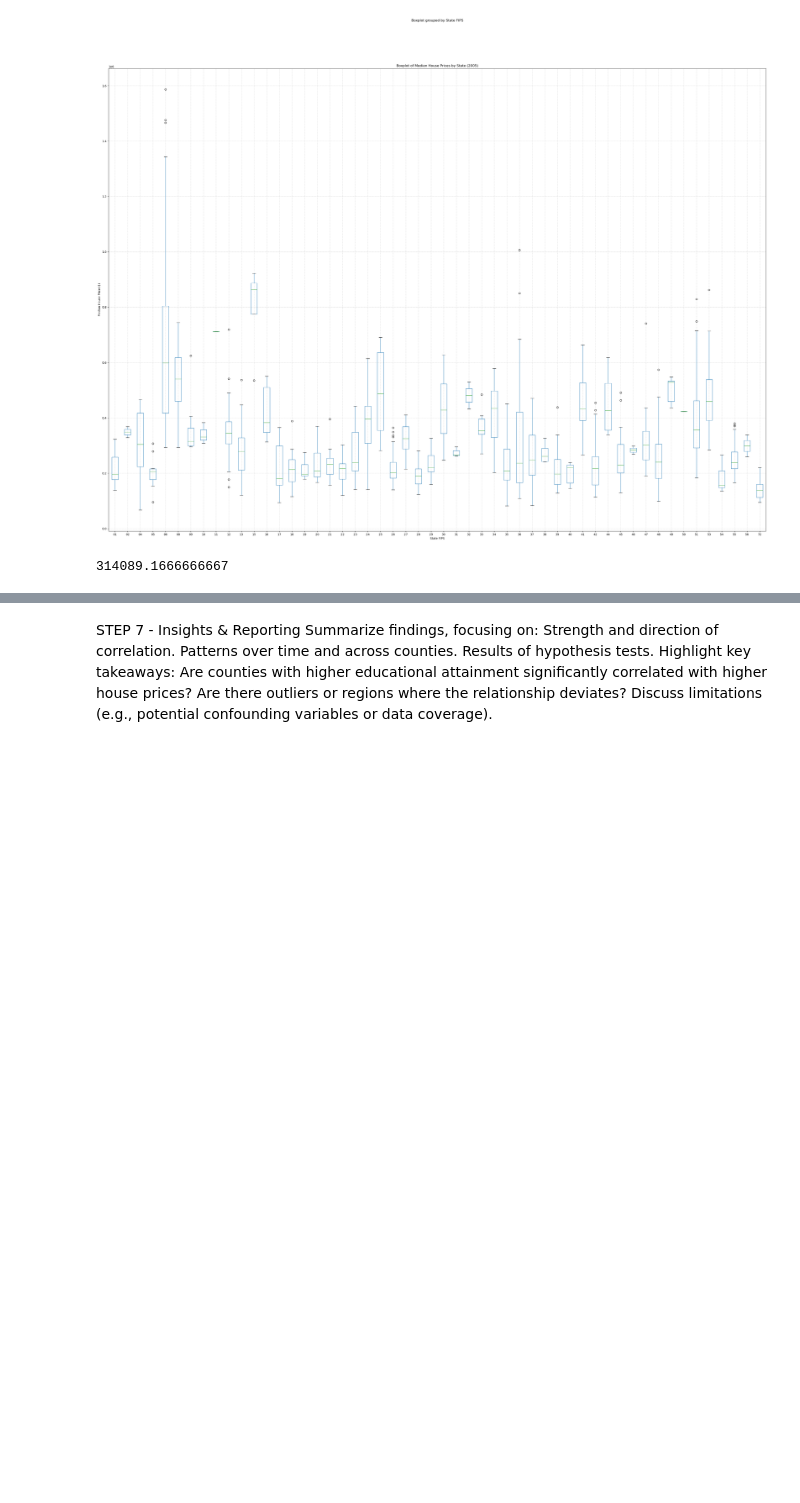
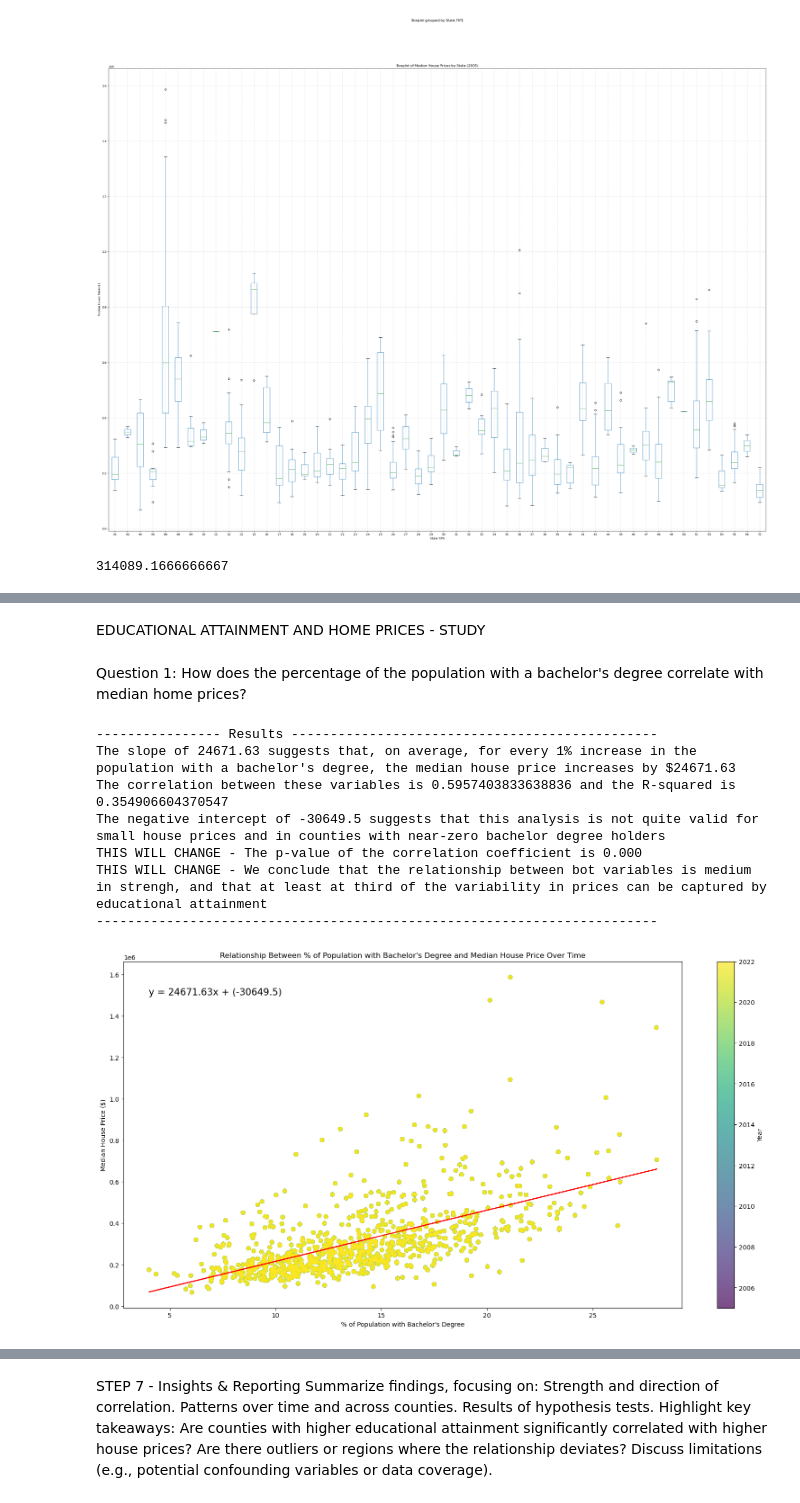
Before and after one commit to melanieliao/Project-1, a Jupyter notebook: Census_Data_Education_JT.ipynb, the cells around one changed output, grey strips where cells are left out. Saved outputs shown, nothing was run; the diff lists cells and outputs as text; code cells hidden in the pictures; blank space fills up the shorter version.

Commit message:
First commit of my work

```diff
--- a/Census_Data_Education_JT.ipynb
+++ b/Census_Data_Education_JT.ipynb
@@ -415,0 +386,51 @@ print(f"T-test p-value: {p_value}")
+# %% [markdown]
+EDUCATIONAL ATTAINMENT AND HOME PRICES - STUDY
+# %% [markdown]
+Question 1: How does the percentage of the population with a bachelor's degree correlate with median home prices?
+# %%
+#LET'S SEE HOW THESE TWO RELATE.
+#THIS USES ALL YEARS AND WILL CHANGE ONCE DAT IS FIXED
+
+X = clean_data_df['% Pop. Bachelors Degree']
+Y = clean_data_df['Median House Price ($)']
+
+# Scatter plot with color-coded years
+plt.figure(figsize=(20, 10))
+
+# Use a color map to differentiate years
+scatter = plt.scatter(X,
+                      Y,
+                      c=clean_data_df['Year'], cmap='viridis', alpha=0.7)
+
+# Add a color bar to show the year mapping
+plt.colorbar(scatter, label='Year')
+
+# Labels and title
+plt.title('Relationship Between % of Population with Bachelor\'s Degree and Median House Price Over Time')
+plt.xlabel('% of Population with Bachelor\'s Degree')
+plt.ylabel('Median House Price ($)')
+
+#TAKING A FIRST LOOK, THERE SEEMS TO BE A POSITIVE RELATIONSHIP. I WILL RUN A REGRESSION, AND THEN CONTROL FOR THE OUTLIERS TO SEE IF THE RELATIONSHIP PERSISTS, IF THERE IS ONE.
+
+(slope, intercept, rvalue, pvalue, stderr) = linregress(X, Y)
+regress_values = X * slope + intercept
+line_eq = "y = " + str(round(slope,2)) + "x + (" +str(round(intercept,2))+ ")"
+plt.plot(X,regress_values,"r-")
+plt.annotate(line_eq, (4, 1500000),size=15)
+
+print('---------------- Results -----------------------------------------------')
+print(f'The slope of {slope:.2f} suggests that, on average, for every 1% increase in the population with a bachelor\'s degree, the median house price increases by ${slope:.2f}')
+print(f'The correlation between these variables is {rvalue} and the R-squared is {(rvalue**2)}')
+print(f'The negative intercept of {round(intercept, 2)} suggests that this analysis is not quite valid for small house prices and in counties with near-zero bachelor degree holders')
+print(f'THIS WILL CHANGE - The p-value of the correlation coefficient is {pvalue:.3f}')
+print(f'THIS WILL CHANGE - We conclude that the relationship between bot variables is medium in strengh, and that at least at third of the variability in prices can be captured by educational attainment')
+print('------------------------------------------------------------------------')
+# %% [output]
+---------------- Results -----------------------------------------------
+The slope of 24671.63 suggests that, on average, for every 1% increase in the population with a bachelor's degree, the median house price increases by $24671.63
+The correlation between these variables is 0.5957403833638836 and the R-squared is 0.354906604370547
+The negative intercept of -30649.5 suggests that this analysis is not quite valid for small house prices and in counties with near-zero bachelor degree holders
+THIS WILL CHANGE - The p-value of the correlation coefficient is 0.000
+THIS WILL CHANGE - We conclude that the relationship between bot variables is medium in strengh, and that at least at third of the variability in prices can be captured by educational attainment
+------------------------------------------------------------------------
+[figure, added]
```
Also changed, not shown: parts of 12 cells of this notebook, 2 other files.
